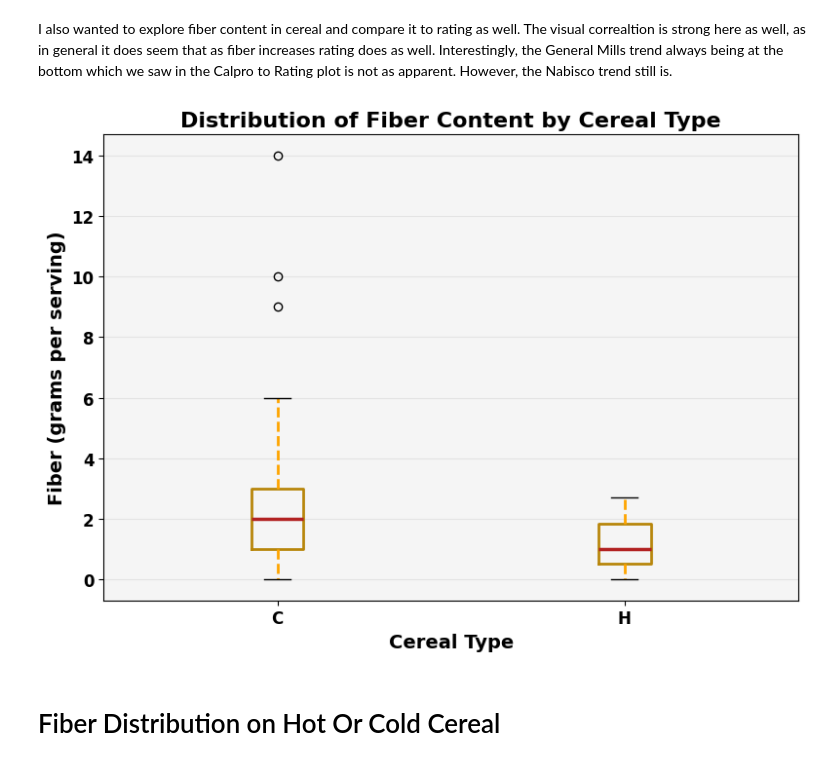
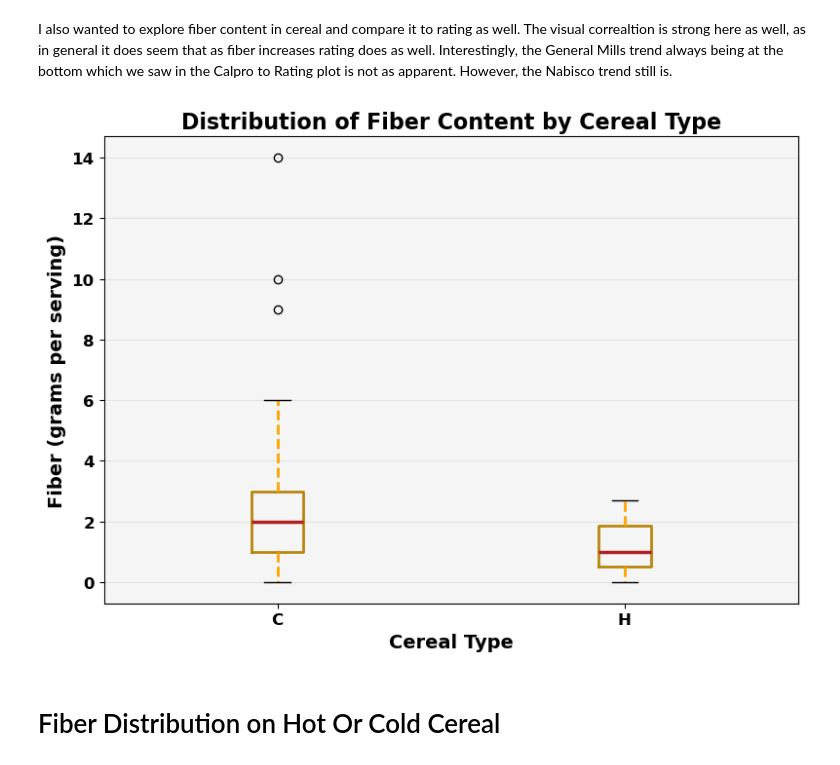
Before and after one commit to rgup17/final_project_cs210, a Jupyter notebook: Visaulizations.ipynb, the cells around one changed output. Cells and saved outputs as stored; diff of their text form; code cells hidden in the pictures.

```diff
--- a/Visaulizations.ipynb
+++ b/Visaulizations.ipynb
@@ -50,13 +40,9 @@ Dataset already downloaded.
 Then, we will clean the dataset.
 # %%
 # note to group members: add any other methods of cleaning the data we should have in here
+from helperFunctions import clean_data_set
 
-# Fill missing values in 'carbo' and 'sugars' with their respective means
-cereal_data['carbo'].fillna(cereal_data['carbo'].mean(), inplace=True)
-cereal_data['sugars'].fillna(cereal_data['sugars'].mean(), inplace=True)
-
-# Fill missing values in 'potass' with the median
-cereal_data['potass'].fillna(cereal_data['potass'].median(), inplace=True)
+clean_data_set(cereal_data);
 # %% [markdown]
 # Visualizations
 # %%
@@ -173,33 +108,11 @@ plt.show()
 # %% [markdown]
 I also wanted to explore fiber content in cereal and compare it to rating as well. The visual correaltion is strong here as well, as in general it does seem that as fiber increases rating does as well. Interestingly, the General Mills trend always being at the bottom which we saw in the Calpro to Rating plot is not as apparent. However, the Nabisco trend still is.
 # %%
-fig, ax = plt.subplots(figsize=(8, 6))
-boxprops = dict(linestyle='-', linewidth=2, color='darkgoldenrod')
-whiskerprops = dict(linestyle='--', linewidth=2, color='orange')
-medianprops = dict(linestyle='-', linewidth=2.5, color='firebrick')
-cereal_data.boxplot(column='fiber', by='type', ax=ax, grid=False, boxprops=boxprops, whiskerprops=whiskerprops, medianprops=medianprops)
+from helperFunctions import plot_fiber_distribution
 
-# Set plot titles and labels with enhanced fonts
-ax.set_title('Distribution of Fiber Content by Cereal Type', fontsize=16, fontweight='bold')
-ax.set_xlabel('Cereal Type', fontsize=14, fontweight='bold')
-ax.set_ylabel('Fiber (grams per serving)', fontsize=14, fontweight='bold')
-plt.suptitle('')  # Remove the default 'Boxplot grouped by type' title
-
-# Improving the tick labels for better readability
-plt.xticks(fontsize=12, fontweight='bold')
-plt.yticks(fontsize=12, fontweight='bold')
-
-# Adding a light background grid for better readability
-ax.yaxis.grid(True, linestyle='-', which='major', color='lightgrey', alpha=0.5)
-
-# Set the background color
-ax.set_facecolor('whitesmoke')
-
-# Show the plot
-plt.tight_layout()
-plt.show()
+plot_fiber_distribution(cereal_data)
 # %% [output]
-[figure, old version]
+[figure, new version]
 # %% [markdown]
 # Fiber Distribution on Hot Or Cold Cereal
 # %% [markdown]
```
Also changed, not shown: parts of 14 cells of this notebook, 1 other file.
